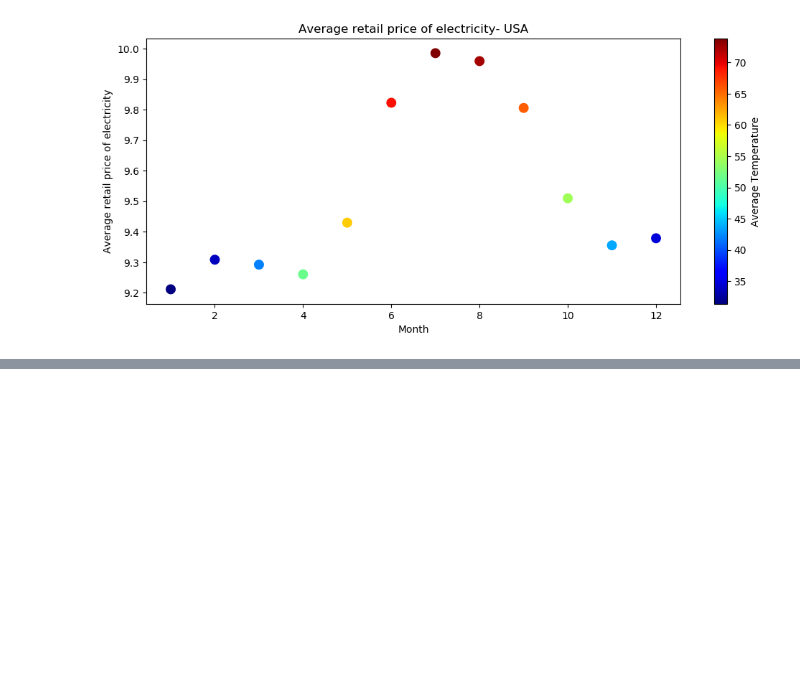
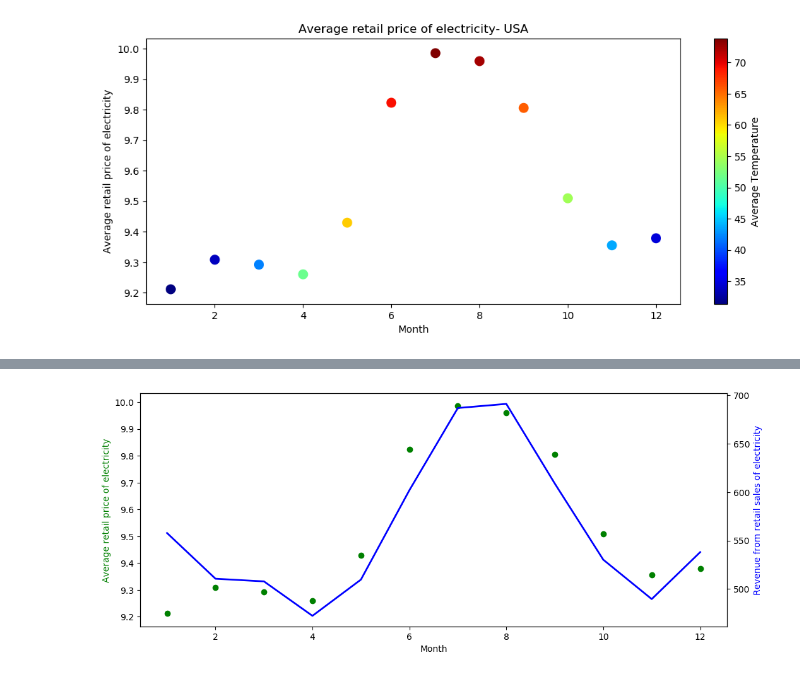
Before and after one commit to megiza/First_CapstoneProject, a Jupyter notebook: Project 1_Part2.ipynb, the cells around one changed output, grey strips where cells are left out. Cells and saved outputs as stored; diff of their text form; code cells hidden in the pictures; blank space fills up the shorter version.

```diff
--- a/Project 1_Part2.ipynb
+++ b/Project 1_Part2.ipynb
@@ -284,0 +427,40 @@ plt.show()
+# %%
+
+df_monthly_US=resample_mean_US(df_data,f='m')
+
+variable_x='Month'
+variable_y_1='Average retail price of electricity'
+variable_y_2='Revenue from retail sales of electricity'
+title_graph='USA average'
+
+
+#variable_color='TAVG'
+
+#x=df_monthly_US[variable_x]
+v_x=df_monthly_US.index
+v_y_1=df_monthly_US[variable_y_1]
+v_y_2=df_monthly_US[variable_y_2]
+v_z=df_monthly_US[variable_color]
+
+#Format the size of the figure/plot
+width=12
+height=4.8
+plt.rcParams['figure.figsize'] = [width, height]
+
+fig, ax1 = plt.subplots()
+ax2 = ax1.twinx()
+
+dy=0.1
+ax1.scatter(x=v_x, y=v_y_1,color='g')
+ax2.plot(v_y_2,color='b', linewidth=2)
+
+ax1.set_xlabel(variable_x)
+ax1.set_ylabel(variable_y_1, color='g')
+ax2.set_ylabel(variable_y_2, color='b')
+
+
+
+
+plt.show()
+# %% [output]
+[figure, added]
```
Also changed, not shown: parts of 23 cells of this notebook.
